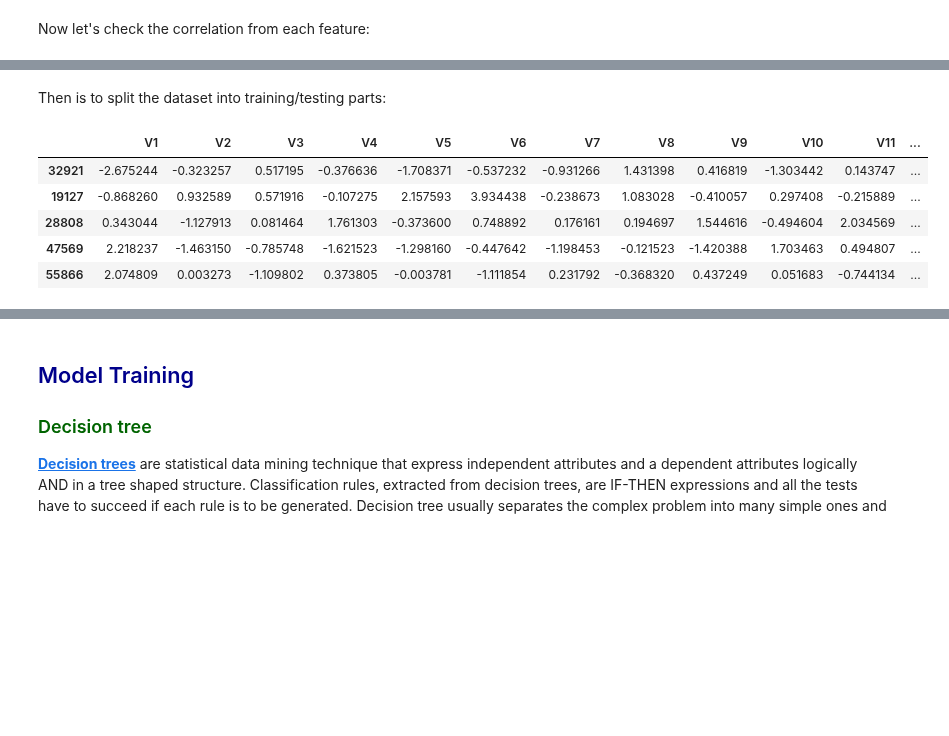
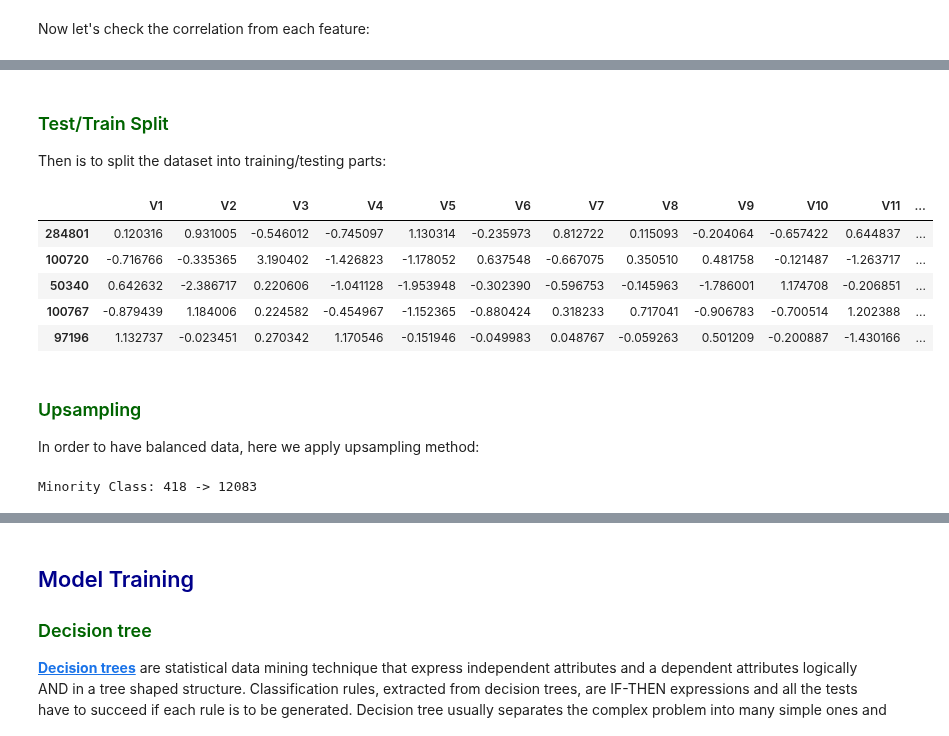
Before and after one commit to johnklee/ml_articles, a Jupyter notebook: medium/credit_card_fraud_detection_by_neural_network_in_keras_framework/credit_card_fraud_detection_by_neural_network_in_keras_framework.ipynb, the cells around one changed output, grey strips where cells are left out. Cells and saved outputs as stored; diff of their text form; code cells hidden in the pictures; blank space fills up the shorter version.

```diff
--- a/medium/credit_card_fraud_detection_by_neural_network_in_keras_framework/credit_card_fraud_detection_by_neural_network_in_keras_framework.ipynb
+++ b/medium/credit_card_fraud_detection_by_neural_network_in_keras_framework/credit_card_fraud_detection_by_neural_network_in_keras_framework.ipynb
@@ -35,8 +35,10 @@ from sklearn.metrics import f1_score, roc_auc_score, roc_curve
 from sklearn.model_selection import train_test_split
 from sklearn.model_selection import GridSearchCV
 
-RANDOM_STATE=19
+RANDOM_STATE = 16
 SERIALIZED_MODEL_FILE = 'ccfmodel.h5'
+SAMPLING_STRATEGY = 0.05
+TEST_SIZE = 0.15
 # %% [markdown]
 For the csv to be loaded in below, please go to [this link](https://github.com/bhattbhavesh91/imbalance_class_sklearn/blob/master/data.rar) to download `data.rar` which is related to Credit Card Fraud Detection and decompress it. (Or download the data from [Kaggle](https://www.kaggle.com/mlg-ulb/creditcardfraud) )
 # %%
@@ -254,14 +266,18 @@ X_no_time.head()
 # %% [markdown]
+### <font color='darkgreen'>Test/Train Split</font>
 Then is to split the dataset into training/testing parts:
 # %%
 from sklearn.model_selection import train_test_split
 
-X_train, X_test, y_train, y_test = train_test_split(X_no_time, y, test_size = 0.33, random_state=RANDOM_STATE)
+X_train, X_test, y_train, y_test = train_test_split(X_no_time, y, test_size=TEST_SIZE, random_state=RANDOM_STATE)
 X_train.head()
 # %% [output]
 |  | V1 | V2 | V3 | V4 | V5 | V6 | V7 | V8 | V9 | V10 | V11 | ... |
-| 32921 | -2.675244 | -0.323257 | 0.517195 | -0.376636 | -1.708371 | -0.537232 | -0.931266 | 1.431398 | 0.416819 | -1.303442 | 0.143747 | ... |
-| 19127 | -0.868260 | 0.932589 | 0.571916 | -0.107275 | 2.157593 | 3.934438 | -0.238673 | 1.083028 | -0.410057 | 0.297408 | -0.215889 | ... |
-| 28808 | 0.343044 | -1.127913 | 0.081464 | 1.761303 | -0.373600 | 0.748892 | 0.176161 | 0.194697 | 1.544616 | -0.494604 | 2.034569 | ... |
-| 47569 | 2.218237 | -1.463150 | -0.785748 | -1.621523 | -1.298160 | -0.447642 | -1.198453 | -0.121523 | -1.420388 | 1.703463 | 0.494807 | ... |
-| 55866 | 2.074809 | 0.003273 | -1.109802 | 0.373805 | -0.003781 | -1.111854 | 0.231792 | -0.368320 | 0.437249 | 0.051683 | -0.744134 | ... |
+| 284801 | 0.120316 | 0.931005 | -0.546012 | -0.745097 | 1.130314 | -0.235973 | 0.812722 | 0.115093 | -0.204064 | -0.657422 | 0.644837 | ... |
+| 100720 | -0.716766 | -0.335365 | 3.190402 | -1.426823 | -1.178052 | 0.637548 | -0.667075 | 0.350510 | 0.481758 | -0.121487 | -1.263717 | ... |
+| 50340 | 0.642632 | -2.386717 | 0.220606 | -1.041128 | -1.953948 | -0.302390 | -0.596753 | -0.145963 | -1.786001 | 1.174708 | -0.206851 | ... |
+| 100767 | -0.879439 | 1.184006 | 0.224582 | -0.454967 | -1.152365 | -0.880424 | 0.318233 | 0.717041 | -0.906783 | -0.700514 | 1.202388 | ... |
+| 97196 | 1.132737 | -0.023451 | 0.270342 | 1.170546 | -0.151946 | -0.049983 | 0.048767 | -0.059263 | 0.501209 | -0.200887 | -1.430166 | ... |
+# %% [markdown]
+###  <font color='darkgreen'>Upsampling</font>
+In order to have balanced data, here we apply upsampling method:
@@ -267,0 +290,4 @@ X_train.head()
+# %%
+print(f"Minority Class: {y_train[y_train['Class']==1].shape[0]} -> {y_train_us[y_train_us['Class']==1].shape[0]}")
+# %% [output]
+Minority Class: 418 -> 12083
```
Also changed, not shown: parts of 30 cells of this notebook, 2 other files.
